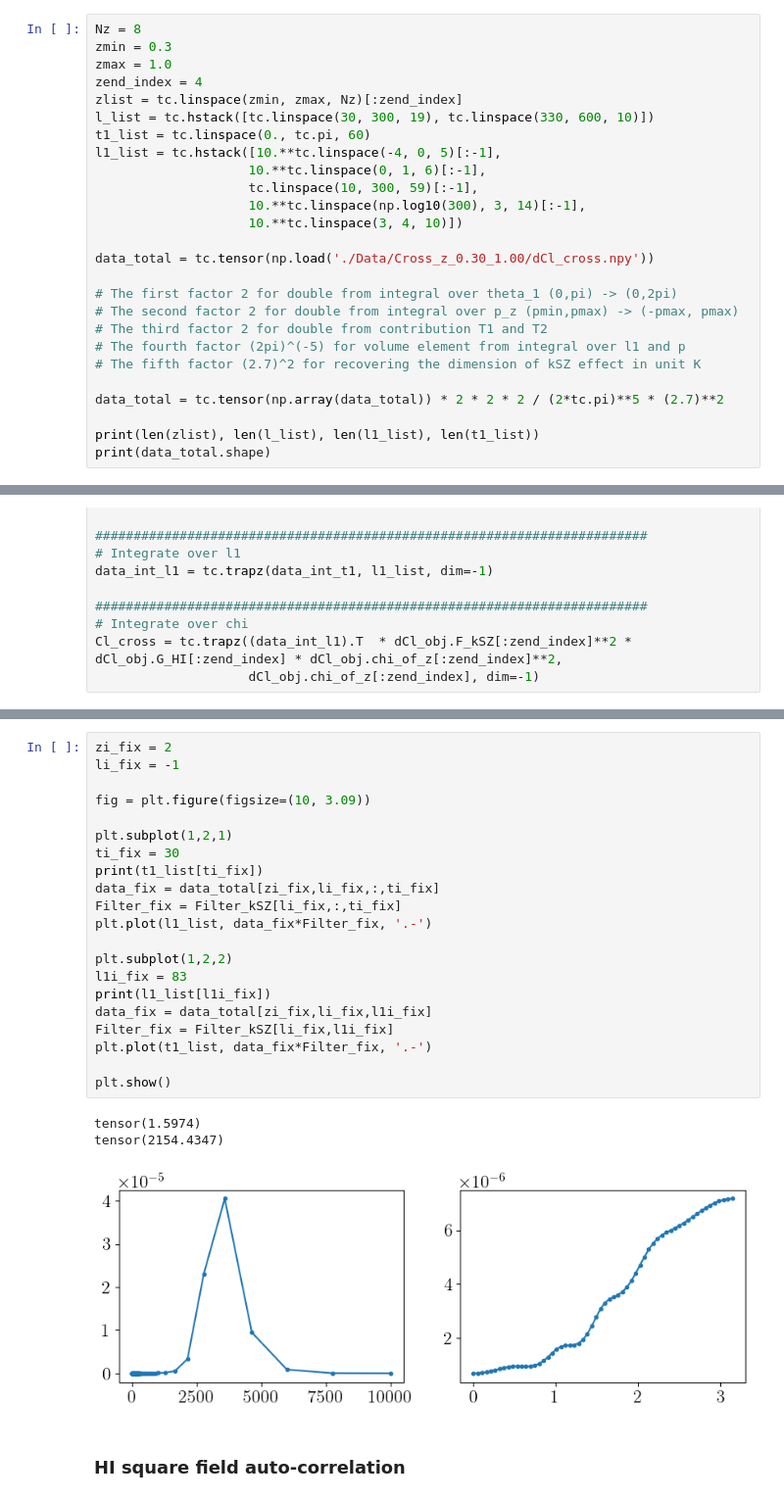
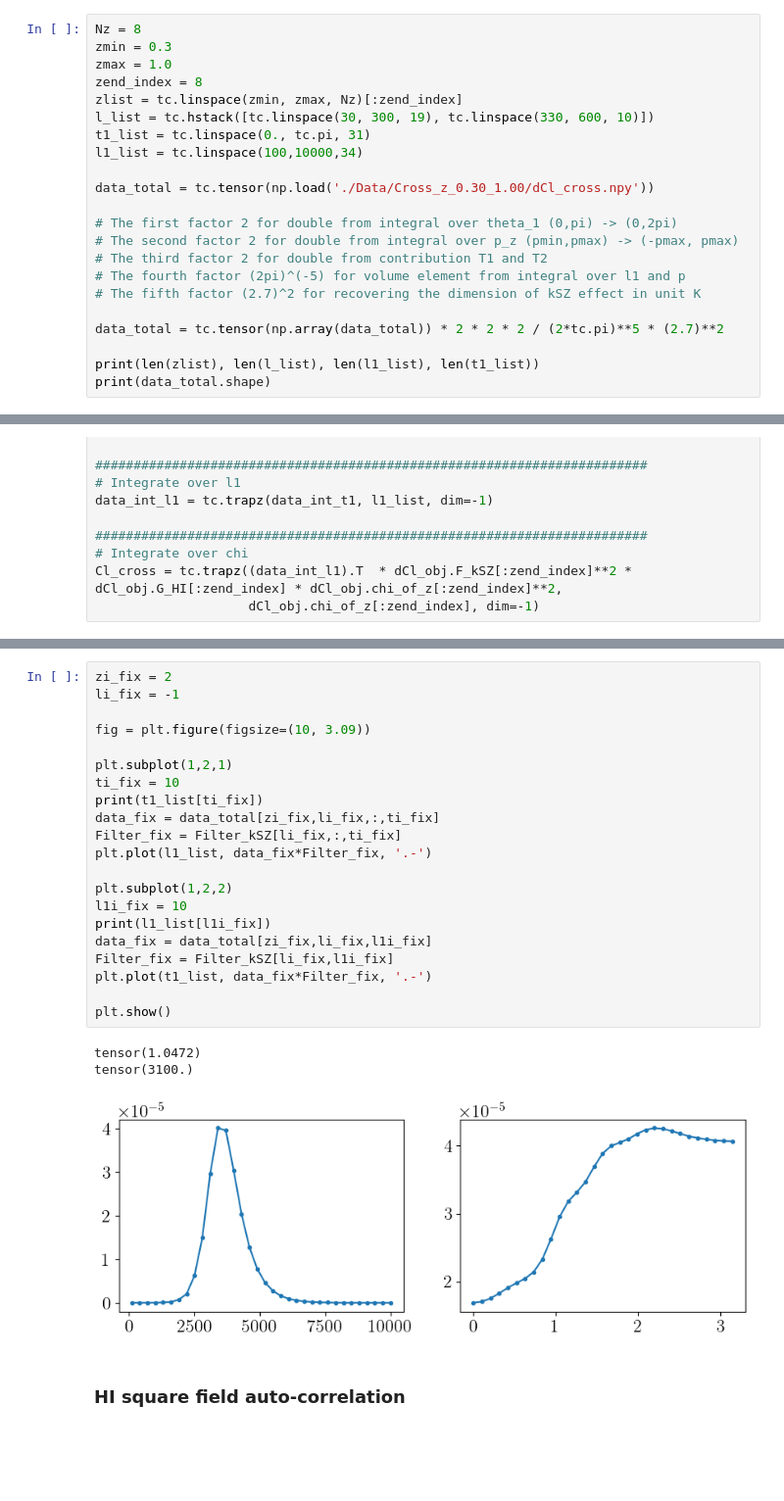
Before and after one commit to Einste11N/SquareField_CrossCorrelation, a Jupyter notebook: Inspection.ipynb, the cells around one changed output, grey strips where cells are left out. Shown at 98% size. Cells and saved outputs as stored; diff of their text form; blank space fills up the shorter version.

```diff
--- a/Inspection.ipynb
+++ b/Inspection.ipynb
@@ -83,15 +76,11 @@ np.save('./Data/Cross_z_0.30_1.00/dCl_cross.npy', np.array(data_total)) # save C
 Nz = 8
 zmin = 0.3
 zmax = 1.0
-zend_index = 4
+zend_index = 8
 zlist = tc.linspace(zmin, zmax, Nz)[:zend_index]
 l_list = tc.hstack([tc.linspace(30, 300, 19), tc.linspace(330, 600, 10)])
-t1_list = tc.linspace(0., tc.pi, 60)
-l1_list = tc.hstack([10.**tc.linspace(-4, 0, 5)[:-1],
-                    10.**tc.linspace(0, 1, 6)[:-1],
-                    tc.linspace(10, 300, 59)[:-1],
-                    10.**tc.linspace(np.log10(300), 3, 14)[:-1],
-                    10.**tc.linspace(3, 4, 10)])
+t1_list = tc.linspace(0., tc.pi, 31)
+l1_list = tc.linspace(100,10000,34)
 
 data_total = tc.tensor(np.load('./Data/Cross_z_0.30_1.00/dCl_cross.npy'))
 
@@ -169,28 +158,28 @@ plt.show()
 # %%
 zi_fix = 2
 li_fix = -1
 
 fig = plt.figure(figsize=(10, 3.09))
 
 plt.subplot(1,2,1)
-ti_fix = 30
+ti_fix = 10
 print(t1_list[ti_fix])
 data_fix = data_total[zi_fix,li_fix,:,ti_fix]
 Filter_fix = Filter_kSZ[li_fix,:,ti_fix]
 plt.plot(l1_list, data_fix*Filter_fix, '.-')
 
 plt.subplot(1,2,2)
-l1i_fix = 83
+l1i_fix = 10
 print(l1_list[l1i_fix])
 data_fix = data_total[zi_fix,li_fix,l1i_fix]
 Filter_fix = Filter_kSZ[li_fix,l1i_fix]
 plt.plot(t1_list, data_fix*Filter_fix, '.-')
 
 plt.show()
 # %% [output]
-tensor(1.5974)
-tensor(2154.4347)
+tensor(1.0472)
+tensor(3100.)
-[figure, old version]
+[figure, new version]
 # %% [markdown]
 ### HI square field auto-correlation
 # %%
```
Also changed, not shown: parts of 10 cells of this notebook, 12 other files.
